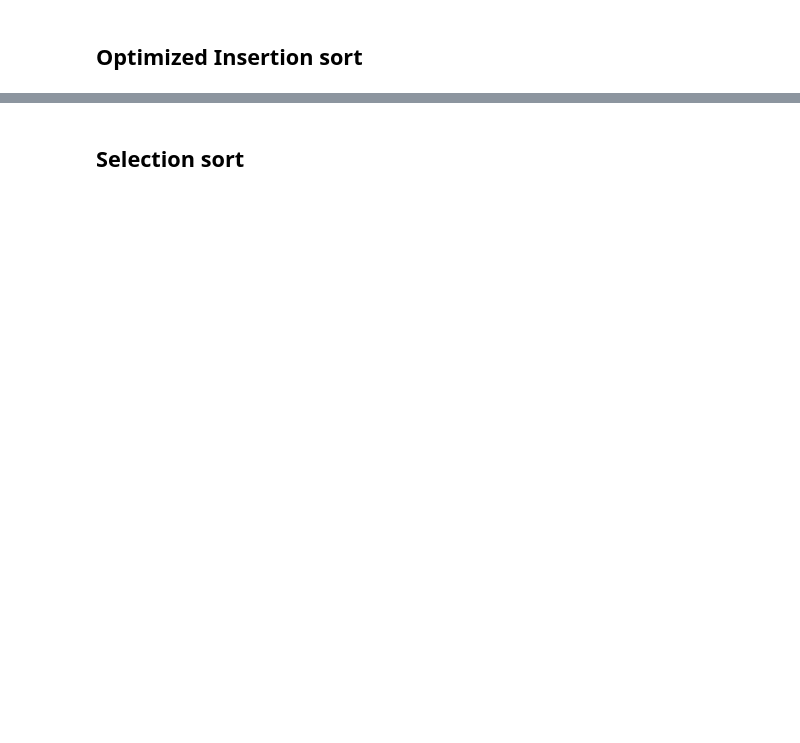
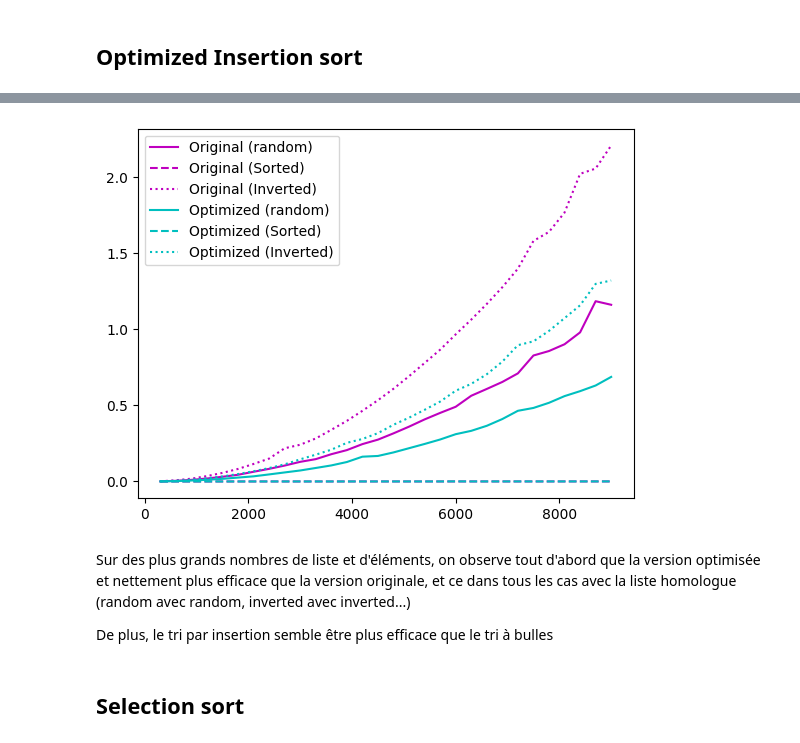
Before and after one commit to zshelali/projet-it4-complexity, a Jupyter notebook: TP - 2023 - Time Complexity sorting algorithms.ipynb, the cells around one changed output, grey strips where cells are left out. Drawn from its saved outputs; the diff is of its cells as text; code cells hidden in the pictures; blank space fills up the shorter version.

```diff
--- a/TP - 2023 - Time Complexity sorting algorithms.ipynb
+++ b/TP - 2023 - Time Complexity sorting algorithms.ipynb
@@ -353,3 +398,12 @@ Elapsed time : 0.0000028340 seconds
+# %%
+executerTri(insertion_sort, 'm', 'Original', 30, 300)
+executerTri(optimized_insertion_sort, 'c', 'Optimized', 30, 300)
+# %% [output]
+[figure, added]
+# %% [markdown]
+Sur des plus grands nombres de liste et d'éléments, on observe tout d'abord que la version optimisée et nettement plus efficace que la version originale, et ce dans tous les cas avec la liste homologue (random avec random, inverted avec inverted...)
+
+De plus, le tri par insertion semble être plus efficace que le tri à bulles
 # %% [markdown]
 ## Selection sort
 # %%
```
Also changed, not shown: parts of 30 cells of this notebook, 2 other files.
